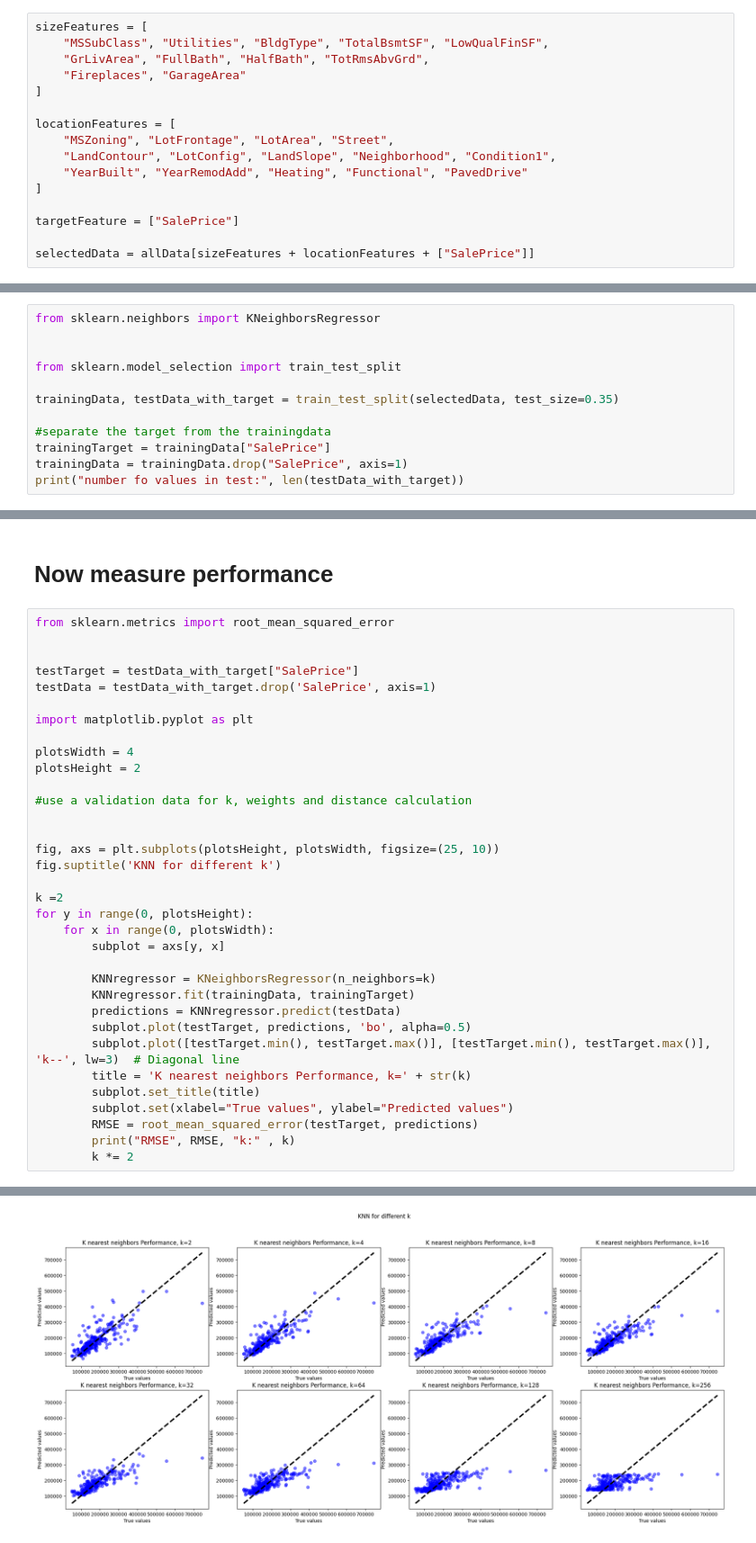
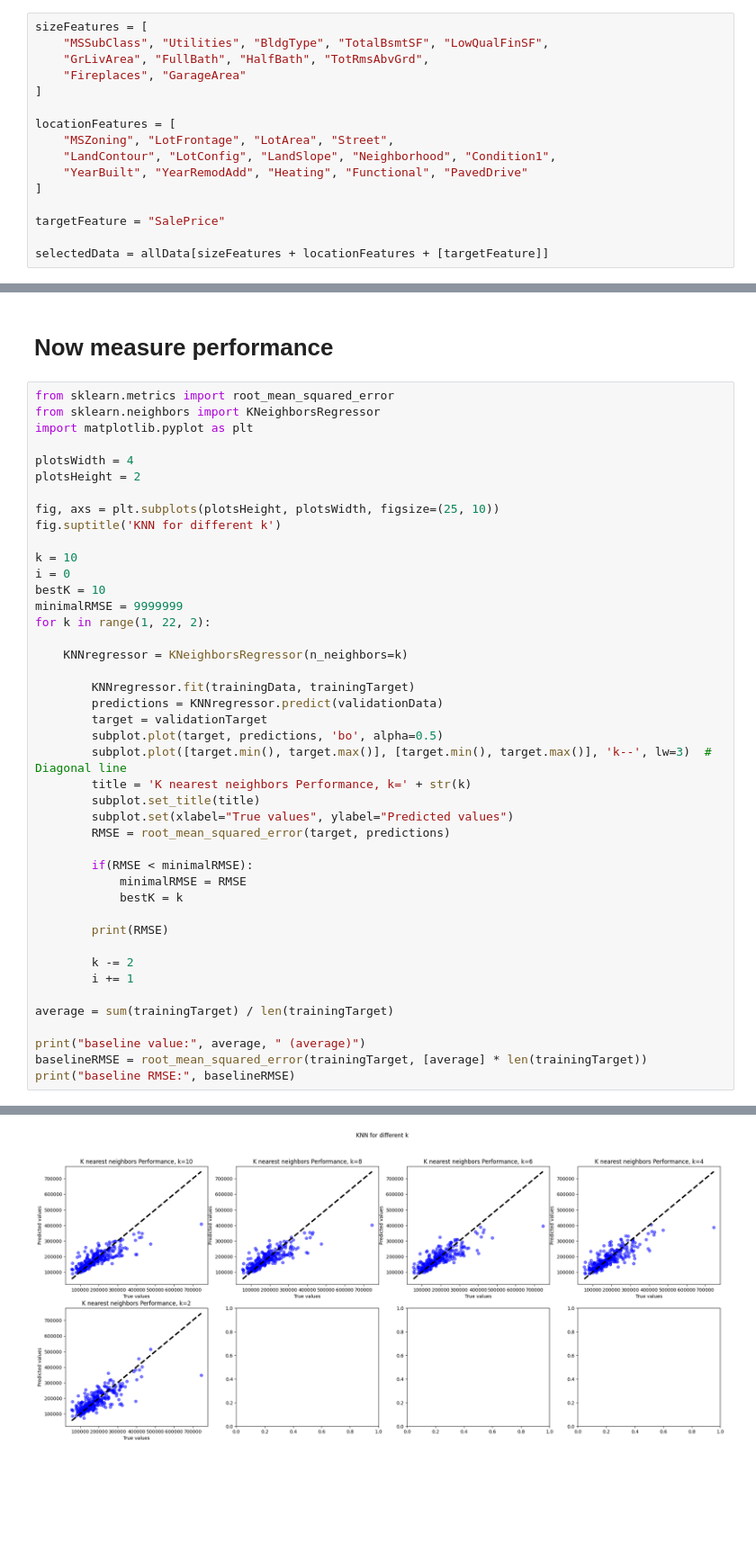
Before and after one commit to Simon946/Machine-Learning-group-36, a Jupyter notebook: simon_notebook_knn.ipynb, the cells around one changed output, grey strips where cells are left out. Shown at 90% size. Drawn from its saved outputs; the diff is of its cells as text; blank space fills up the shorter version.

```diff
--- a/simon_notebook_knn.ipynb
+++ b/simon_notebook_knn.ipynb
@@ -32,9 +32,9 @@ locationFeatures = [
     "YearBuilt", "YearRemodAdd", "Heating", "Functional", "PavedDrive"
 ]
 
-targetFeature = ["SalePrice"]
+targetFeature = "SalePrice"
 
-selectedData = allData[sizeFeatures + locationFeatures + ["SalePrice"]]
+selectedData = allData[sizeFeatures + locationFeatures + [targetFeature]]
 # %% [markdown]
 # Preprocessing the data:
 # %%
@@ -57,12 +76,0 @@ See the caveats in the documentation: https://pandas.pydata.org/pandas-docs/stab
-# %%
-from sklearn.neighbors import KNeighborsRegressor
-
-
-from sklearn.model_selection import train_test_split
-
-trainingData, testData_with_target = train_test_split(selectedData, test_size=0.35)
-
-#separate the target from the trainingdata
-trainingTarget = trainingData["SalePrice"]
-trainingData = trainingData.drop("SalePrice", axis=1)
-print("number fo values in test:", len(testData_with_target))
@@ -72,36 +78,45 @@ number fo values in test: 511
 # Now measure performance
 # %%
 from sklearn.metrics import root_mean_squared_error
-
-
-testTarget = testData_with_target["SalePrice"]
-testData = testData_with_target.drop('SalePrice', axis=1)
-
+from sklearn.neighbors import KNeighborsRegressor
 import matplotlib.pyplot as plt
 
 plotsWidth = 4
 plotsHeight = 2
 
-#use a validation data for k, weights and distance calculation
-
-
 fig, axs = plt.subplots(plotsHeight, plotsWidth, figsize=(25, 10))
 fig.suptitle('KNN for different k')
 
-k =2
-for y in range(0, plotsHeight):
-    for x in range(0, plotsWidth):
-        subplot = axs[y, x]
+k = 10
+i = 0
+bestK = 10
+minimalRMSE = 9999999
+for k in range(1, 22, 2):
 
-        KNNregressor = KNeighborsRegressor(n_neighbors=k)
+    KNNregressor = KNeighborsRegressor(n_neighbors=k)
+
         KNNregressor.fit(trainingData, trainingTarget)
-        predictions = KNNregressor.predict(testData)
-        subplot.plot(testTarget, predictions, 'bo', alpha=0.5)
-        subplot.plot([testTarget.min(), testTarget.max()], [testTarget.min(), testTarget.max()], 'k--', lw=3)  # Diagonal line
+        predictions = KNNregressor.predict(validationData)
+        target = validationTarget
+        subplot.plot(target, predictions, 'bo', alpha=0.5)
+        subplot.plot([target.min(), target.max()], [target.min(), target.max()], 'k--', lw=3)  # Diagonal line
         title = 'K nearest neighbors Performance, k=' + str(k)
         subplot.set_title(title)
         subplot.set(xlabel="True values", ylabel="Predicted values")
-        RMSE = root_mean_squared_error(testTarget, predictions)
-        print("RMSE", RMSE, "k:" , k)
-        k *= 2
+        RMSE = root_mean_squared_error(target, predictions)
+
+        if(RMSE < minimalRMSE):
+            minimalRMSE = RMSE
+            bestK = k
+
+        print(RMSE)
+
+        k -= 2
+        i += 1
+
+average = sum(trainingTarget) / len(trainingTarget)
+
+print("baseline value:", average, " (average)")
+baselineRMSE = root_mean_squared_error(trainingTarget, [average] * len(trainingTarget))
+print("baseline RMSE:", baselineRMSE)
 # %% [output]
@@ -116 +129 @@ RMSE 68643.1509823351 k: 256
-[figure, old version]
+[figure, new version]
```
Also changed, not shown: parts of 5 cells of this notebook.
